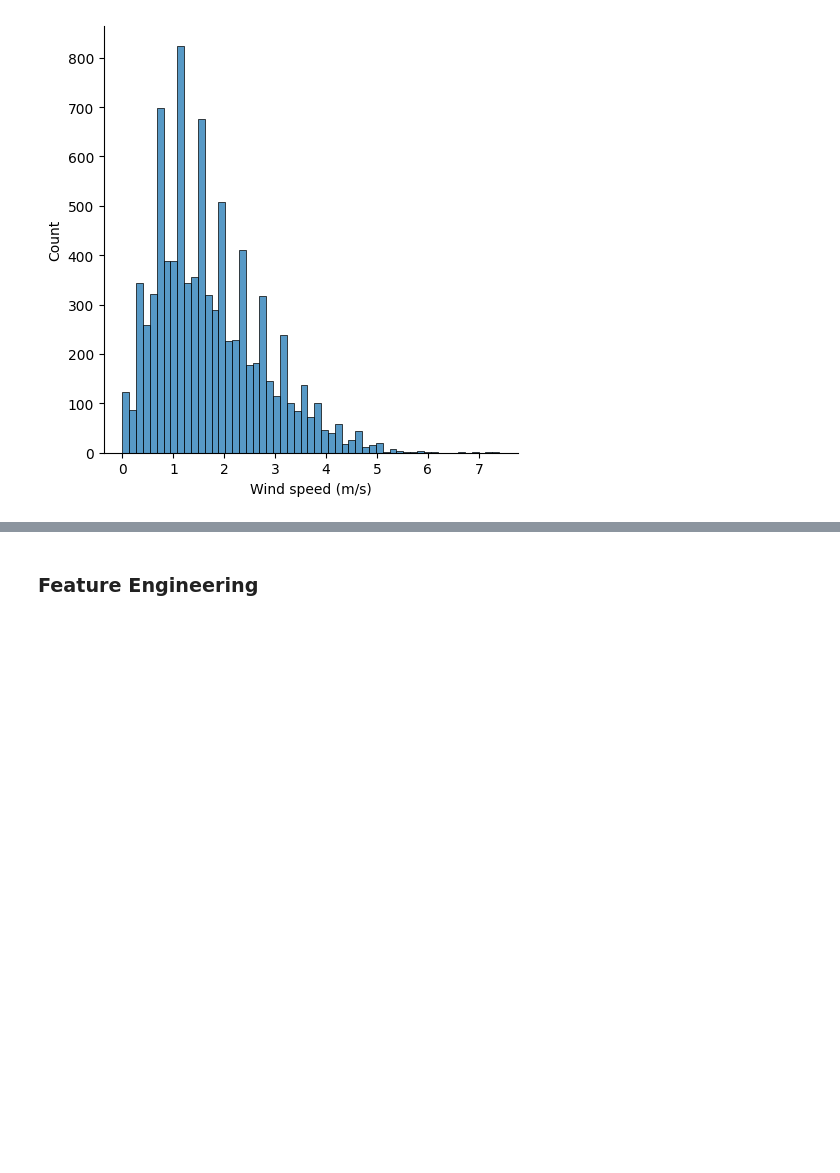
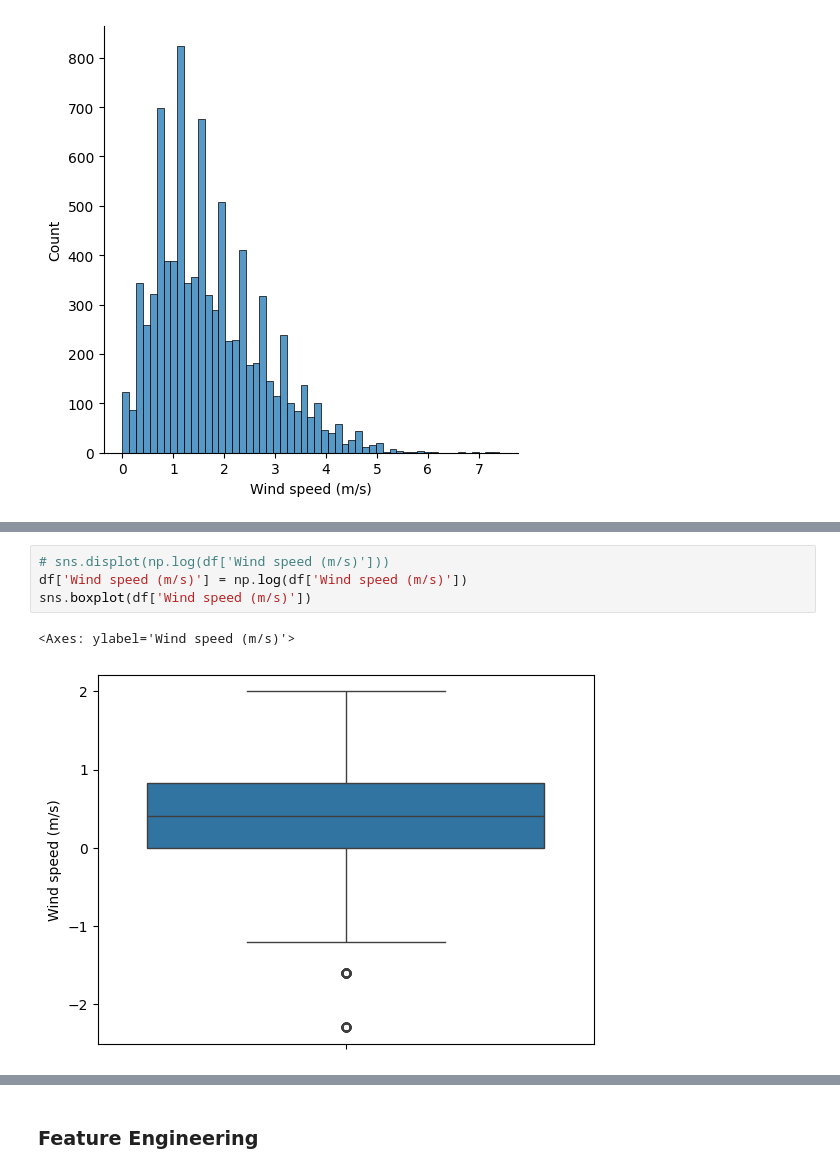
Before and after one commit to thobs-10/ml-mid-term-project, a Jupyter notebook: notebooks/eda.ipynb, the cells around one changed output, grey strips where cells are left out. Cells and saved outputs as stored; diff of their text form; blank space fills up the shorter version.

```diff
--- a/notebooks/eda.ipynb
+++ b/notebooks/eda.ipynb
@@ -225,0 +236,7 @@ sns.displot(np.log(df['Wind speed (m/s)']))
+# %%
+# sns.displot(np.log(df['Wind speed (m/s)']))
+df['Wind speed (m/s)'] = np.log(df['Wind speed (m/s)'])
+sns.boxplot(df['Wind speed (m/s)'])
+# %% [output]
+<Axes: ylabel='Wind speed (m/s)'>
+[figure, added]
```
Also changed, not shown: parts of 43 cells of this notebook.
